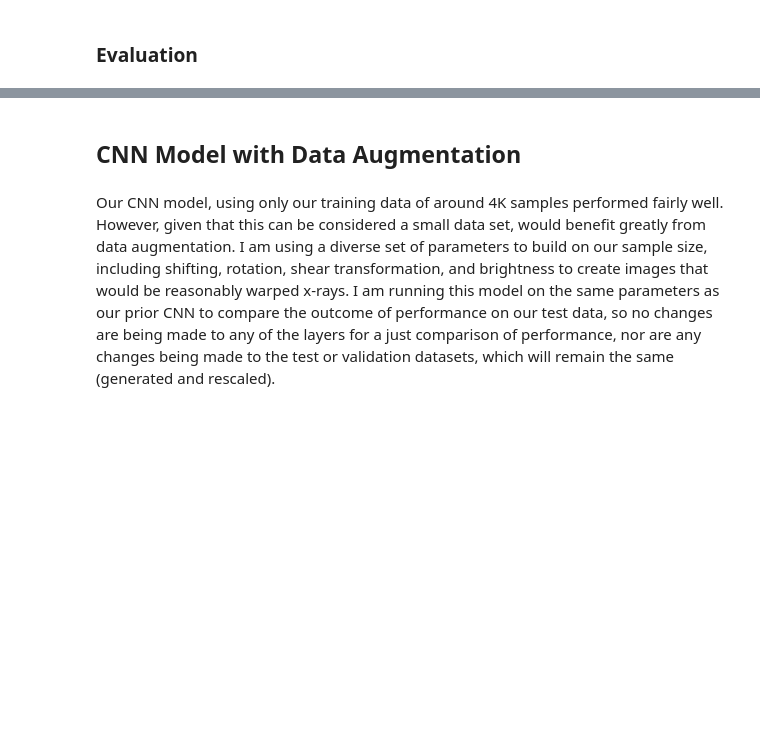
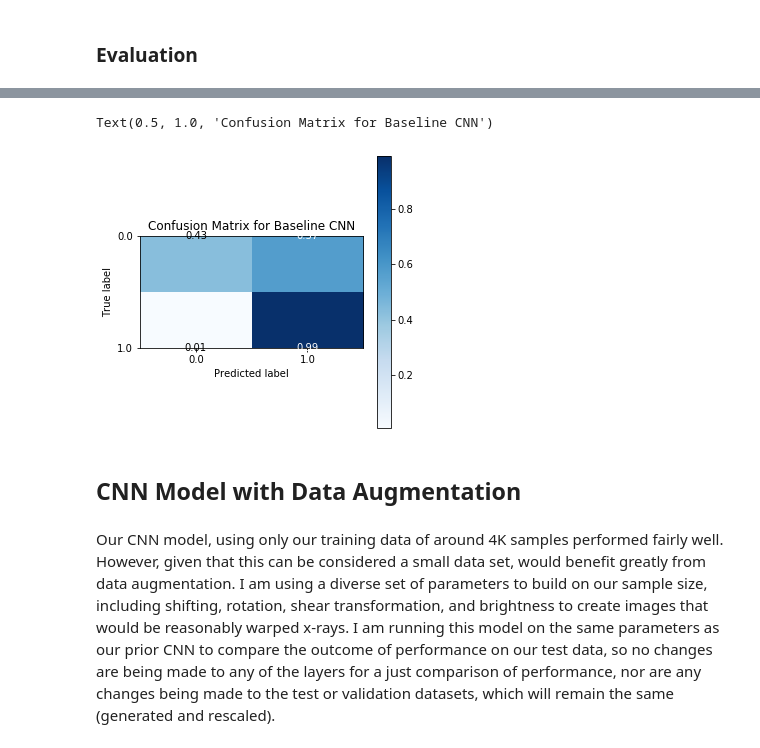
Before and after one commit to Kaguilar1222/dsc-mod-4-project-v2-1-onl01-dtsc-ft-012120, a Jupyter notebook: K_Aguilar.ipynb, the cells around one changed output, grey strips where cells are left out. Drawn from its saved outputs; the diff is of its cells as text; code cells hidden in the pictures; blank space fills up the shorter version.

```diff
--- a/K_Aguilar.ipynb
+++ b/K_Aguilar.ipynb
@@ -383,0 +397,4 @@ print(test_loss, test_acc)
+# %%
+# using saved model to predict classes on test images
+predictions = saved_model.predict_classes(test_images)
+print(classification_report(test_labels, predictions, target_names=['Normal','Pneumonia']))
@@ -384,3 +410,10 @@ print(test_loss, test_acc)
+# %%
+# displaying confusion matrix for baseline model
+skplt.metrics.plot_confusion_matrix(test_labels, predictions, figsize=(5,5), normalize=True)
+plt.title(f'Confusion Matrix for Baseline CNN')
+# %% [output]
+Text(0.5, 1.0, 'Confusion Matrix for Baseline CNN')
+[figure, added]
 # %% [markdown]
 ## CNN Model with Data Augmentation
 # %% [markdown]
```
Also changed, not shown: parts of 21 cells of this notebook, 2 other files.
